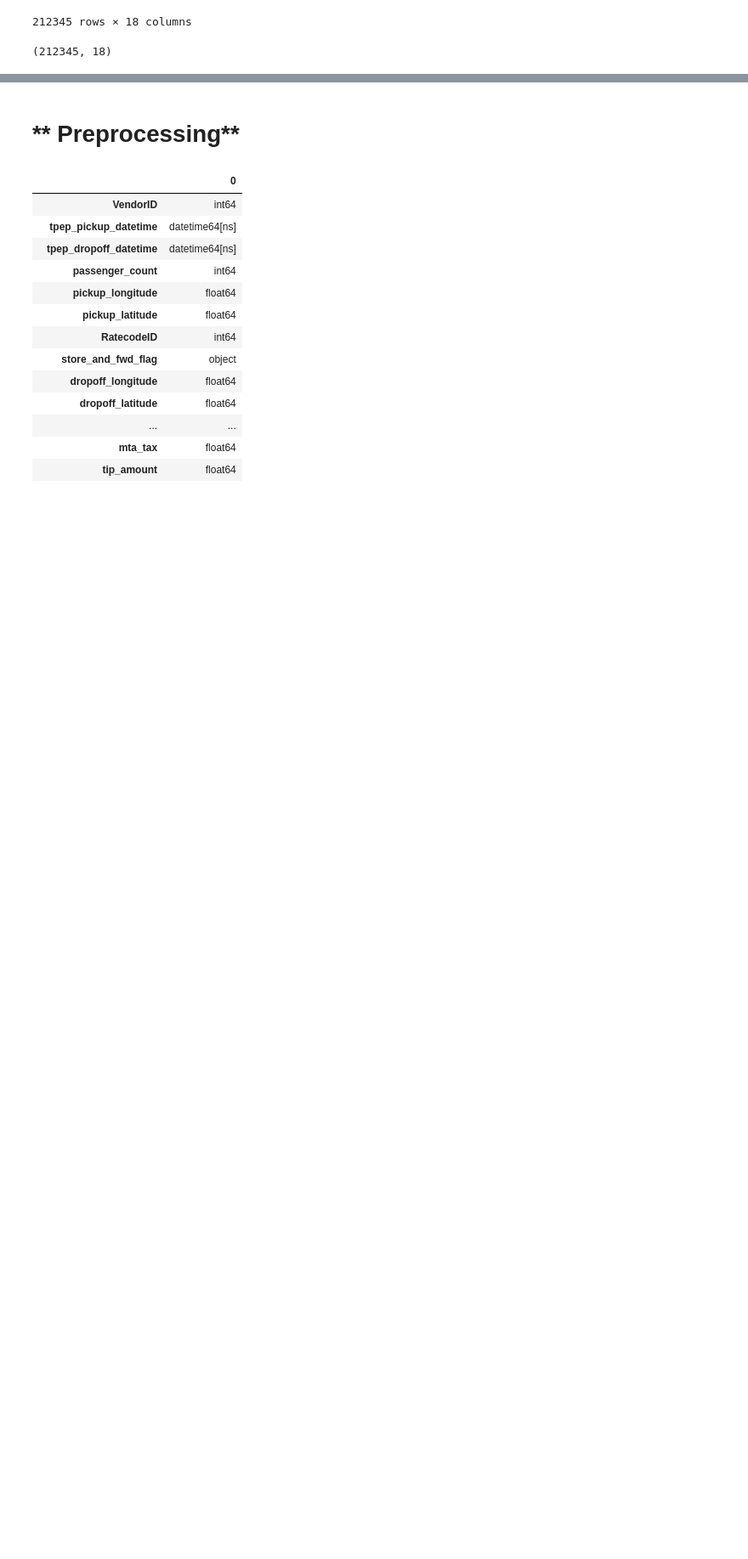
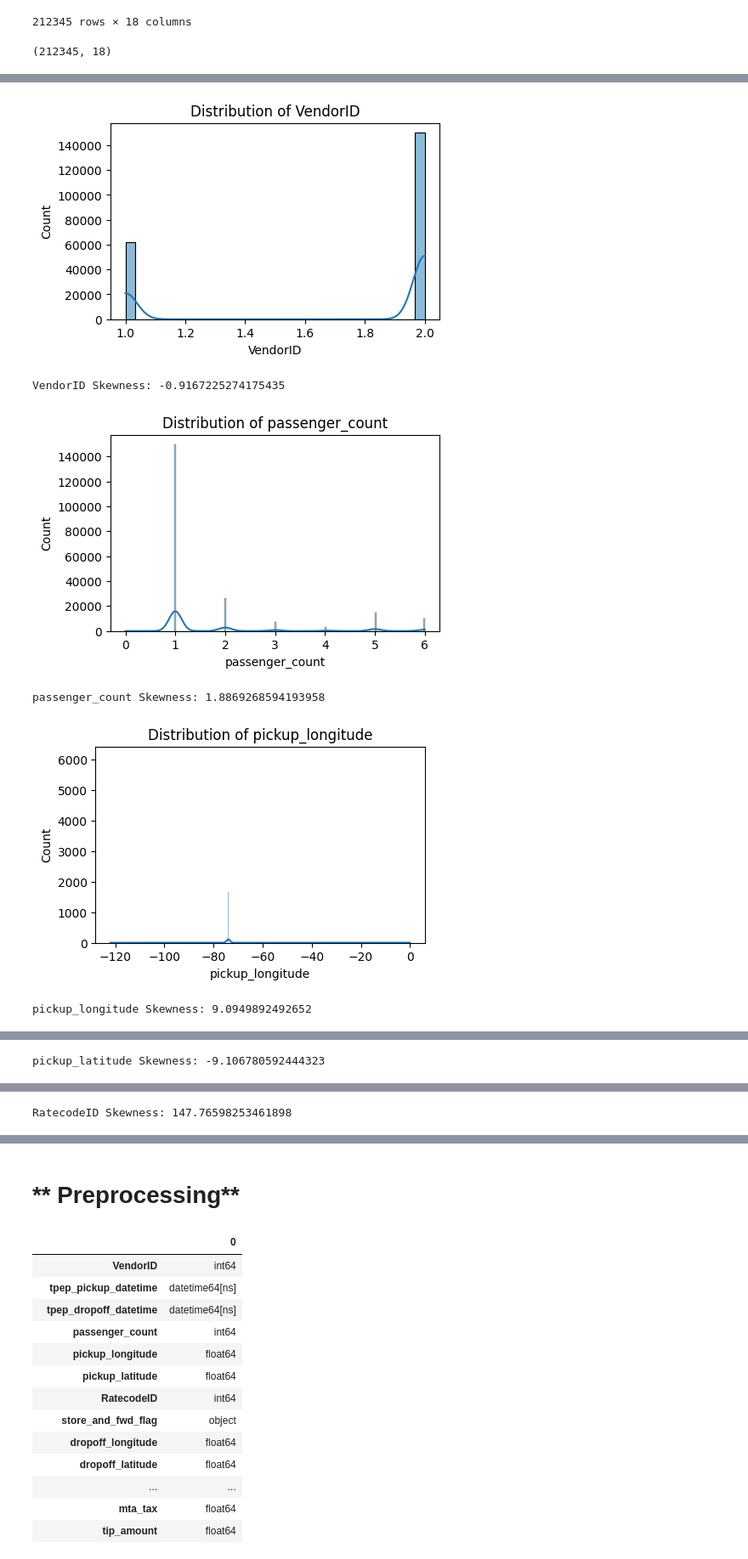
Before and after one commit to ArunK-ML/Project---TripFare-Predicting-Urban-Taxi-Fare-with-Machine-Learning, a Jupyter notebook: TripFare_ML_All Test.ipynb, the cells around one changed output, grey strips where cells are left out. Shown at 85% size. Saved outputs shown, nothing was run; the diff lists cells and outputs as text; code cells hidden in the pictures; blank space fills up the shorter version.

```diff
--- a/TripFare_ML_All Test.ipynb
+++ b/TripFare_ML_All Test.ipynb
@@ -69,0 +95,17 @@ df.describe()
+# %%
+# --------------------------
+# 4. Distribution & Skewness
+# --------------------------
+for col in numeric_cols:
+    plt.figure(figsize=(5,3))
+    sns.histplot(df[col], kde=True)
+    plt.title(f"Distribution of {col}")
+    plt.show()
+    print(f"{col} Skewness: {skew(df[col].dropna())}")
+# %% [output]
+[figure, added]
+VendorID Skewness: -0.9167225274175435
+[figure, added]
+passenger_count Skewness: 1.8869268594193958
+[figure, added]
+pickup_longitude Skewness: 9.0949892492652
@@ -69,0 +113 @@ df.describe()
+pickup_latitude Skewness: -9.106780592444323
@@ -69,0 +115 @@ df.describe()
+RatecodeID Skewness: 147.76598253461898
```
Also changed, not shown: parts of 7 cells of this notebook.
